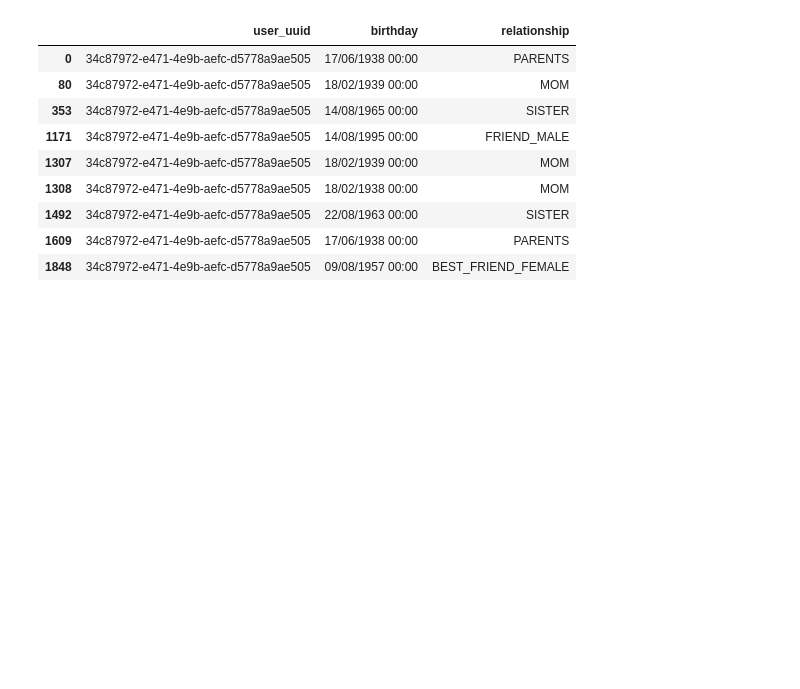
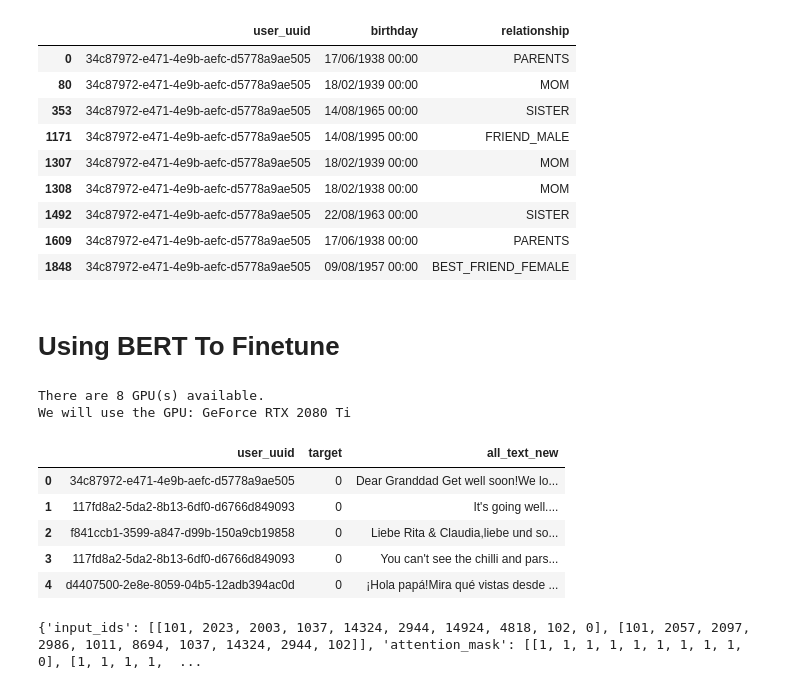
Before and after one commit to vikash06131721/touchnote, a Jupyter notebook: Data Exploration And Modelling.ipynb, the cells around one changed output. Saved outputs shown, nothing was run; the diff lists cells and outputs as text; code cells hidden in the pictures; blank space fills up the shorter version.

Commit message:
BERT updated

```diff
--- a/Data Exploration And Modelling.ipynb
+++ b/Data Exploration And Modelling.ipynb
@@ -626,3 +626,29 @@ rel_dt[rel_dt['user_uuid']==inp_json['user_uuid']]
 | 1492 | 34c87972-e471-4e9b-aefc-d5778a9ae505 | 22/08/1963 00:00 | SISTER |
 | 1609 | 34c87972-e471-4e9b-aefc-d5778a9ae505 | 17/06/1938 00:00 | PARENTS |
 | 1848 | 34c87972-e471-4e9b-aefc-d5778a9ae505 | 09/08/1957 00:00 | BEST_FRIEND_FEMALE |
+# %% [markdown]
+# Using BERT To Finetune
+# %%
+import torch
+# If there's a GPU available...
+if torch.cuda.is_available():
+    # Tell PyTorch to use the GPU.
+    device = torch.device("cuda")
+    print('There are %d GPU(s) available.' % torch.cuda.device_count())
+    print('We will use the GPU:', torch.cuda.get_device_name(0))
+# If not...
+else:
+    print('No GPU available, using the CPU instead.')
+    device = torch.device("cpu")
+# %% [output]
+There are 8 GPU(s) available.
+We will use the GPU: GeForce RTX 2080 Ti
+# %%
+all_dt.head()
+# %% [output]
+|  | user_uuid | target | all_text_new |
+| 0 | 34c87972-e471-4e9b-aefc-d5778a9ae505 | 0 | Dear Granddad Get well soon!We lo... |
+| 1 | 117fd8a2-5da2-8b13-6df0-d6766d849093 | 0 | It's going well.... |
+| 2 | f841ccb1-3599-a847-d99b-150a9cb19858 | 0 | Liebe Rita & Claudia,liebe und so... |
+| 3 | 117fd8a2-5da2-8b13-6df0-d6766d849093 | 0 | You can't see the chilli and pars... |
+| 4 | d4407500-2e8e-8059-04b5-12adb394ac0d | 0 | ¡Hola papá!Mira qué vistas desde ... |
@@ -628,0 +674,10 @@ rel_dt[rel_dt['user_uuid']==inp_json['user_uuid']]
+# %%
+# sample data
+text = ["this is a bert model tutorial", "we will fine-tune a bert model"]
+
+# encode text
+sent_id = tokenizer.batch_encode_plus(text, padding=True, return_token_type_ids=False)
+# output
+print(sent_id)
+# %% [output]
+{'input_ids': [[101, 2023, 2003, 1037, 14324, 2944, 14924, 4818, 102, 0], [101, 2057, 2097, 2986, 1011, 8694, 1037, 14324, 2944, 102]], 'attention_mask': [[1, 1, 1, 1, 1, 1, 1, 1, 1, 0], [1, 1, 1, 1,  ...
```
Also changed, not shown: parts of 22 cells of this notebook.
